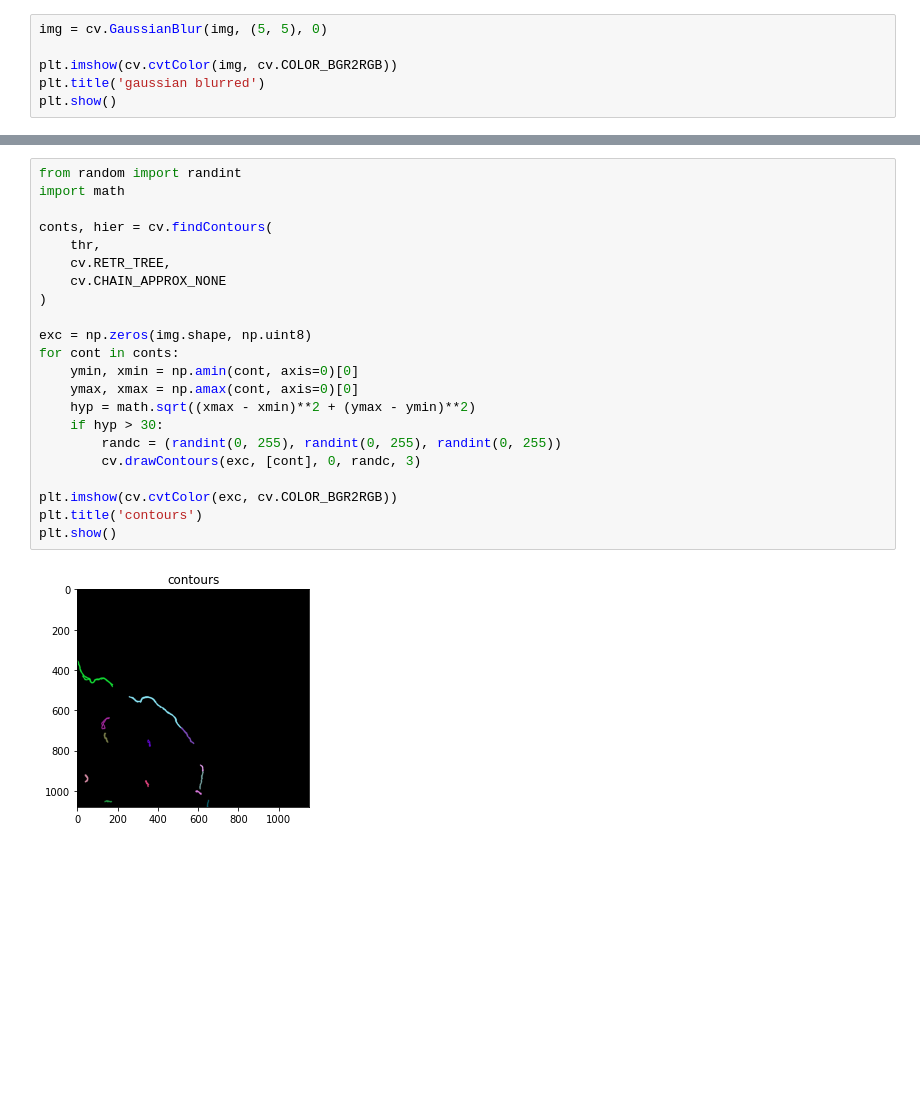
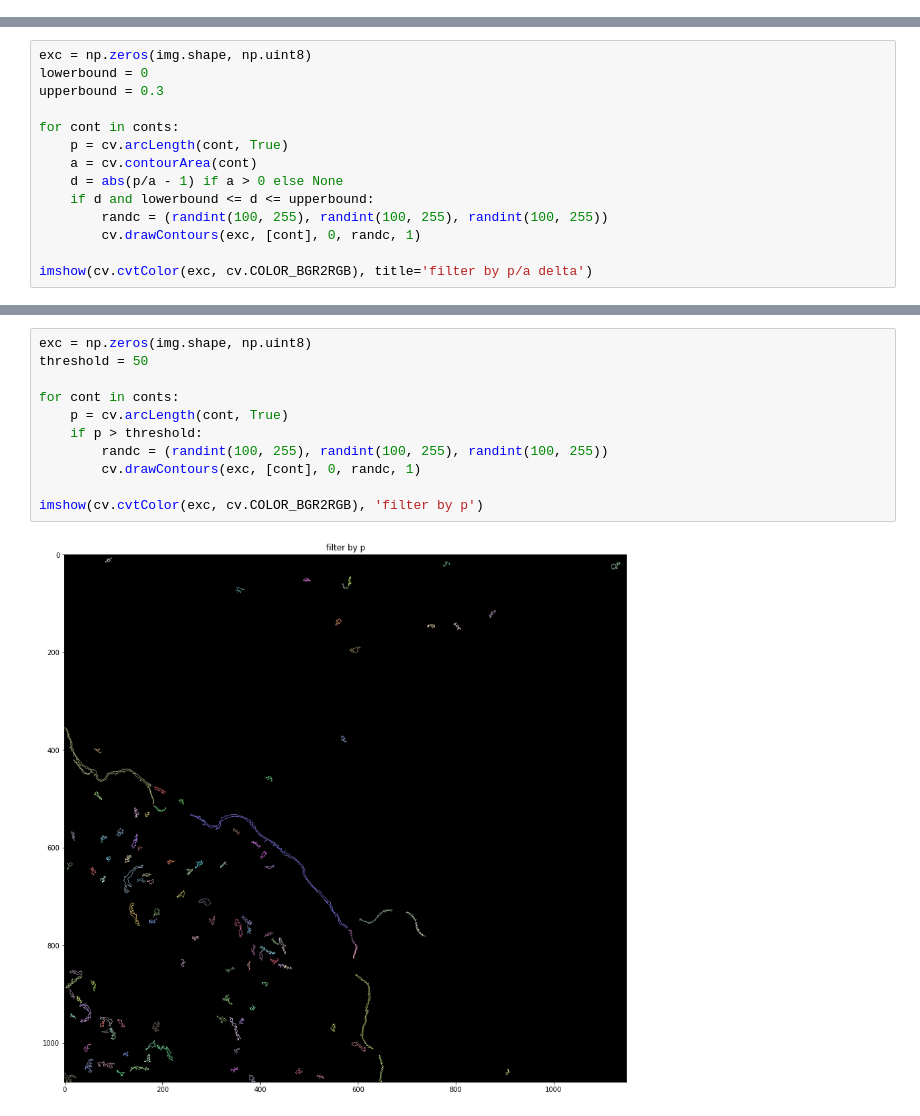
Before and after one commit to CHIP-AstroPi/src, a Jupyter notebook: rivers/rivers_detection.ipynb, the cells around one changed output, grey strips where cells are left out. Saved outputs shown, nothing was run; the diff lists cells and outputs as text; blank space fills up the shorter version.

```diff
--- a/rivers/rivers_detection.ipynb
+++ b/rivers/rivers_detection.ipynb
@@ -8,6 +19,0 @@ img = img[:, 350:1500]
-# %%
-img = cv.GaussianBlur(img, (5, 5), 0)
-
-plt.imshow(cv.cvtColor(img, cv.COLOR_BGR2RGB))
-plt.title('gaussian blurred')
-plt.show()
@@ -31,0 +47,14 @@ plt.show()
+# %%
+exc = np.zeros(img.shape, np.uint8)
+lowerbound = 0
+upperbound = 0.3
+
+for cont in conts:
+    p = cv.arcLength(cont, True)
+    a = cv.contourArea(cont)
+    d = abs(p/a - 1) if a > 0 else None
+    if d and lowerbound <= d <= upperbound:
+        randc = (randint(100, 255), randint(100, 255), randint(100, 255))
+        cv.drawContours(exc, [cont], 0, randc, 1)
+
+imshow(cv.cvtColor(exc, cv.COLOR_BGR2RGB), title='filter by p/a delta')
@@ -32,24 +63,13 @@ plt.show()
 # %%
-from random import randint
-import math
+exc = np.zeros(img.shape, np.uint8)
+threshold = 50
 
-conts, hier = cv.findContours(
-    thr,
-    cv.RETR_TREE,
-    cv.CHAIN_APPROX_NONE
-)
+for cont in conts:
+    p = cv.arcLength(cont, True)
+    if p > threshold:
+        randc = (randint(100, 255), randint(100, 255), randint(100, 255))
+        cv.drawContours(exc, [cont], 0, randc, 1)
 
-exc = np.zeros(img.shape, np.uint8)
-for cont in conts:
-    ymin, xmin = np.amin(cont, axis=0)[0]
-    ymax, xmax = np.amax(cont, axis=0)[0]
-    hyp = math.sqrt((xmax - xmin)**2 + (ymax - ymin)**2)
-    if hyp > 30:
-        randc = (randint(0, 255), randint(0, 255), randint(0, 255))
-        cv.drawContours(exc, [cont], 0, randc, 3)
-
-plt.imshow(cv.cvtColor(exc, cv.COLOR_BGR2RGB))
-plt.title('contours')
-plt.show()
+imshow(cv.cvtColor(exc, cv.COLOR_BGR2RGB), 'filter by p')
 # %% [output]
-[figure, old version]
+[figure, new version]
```
Also changed, not shown: parts of 7 cells of this notebook.
